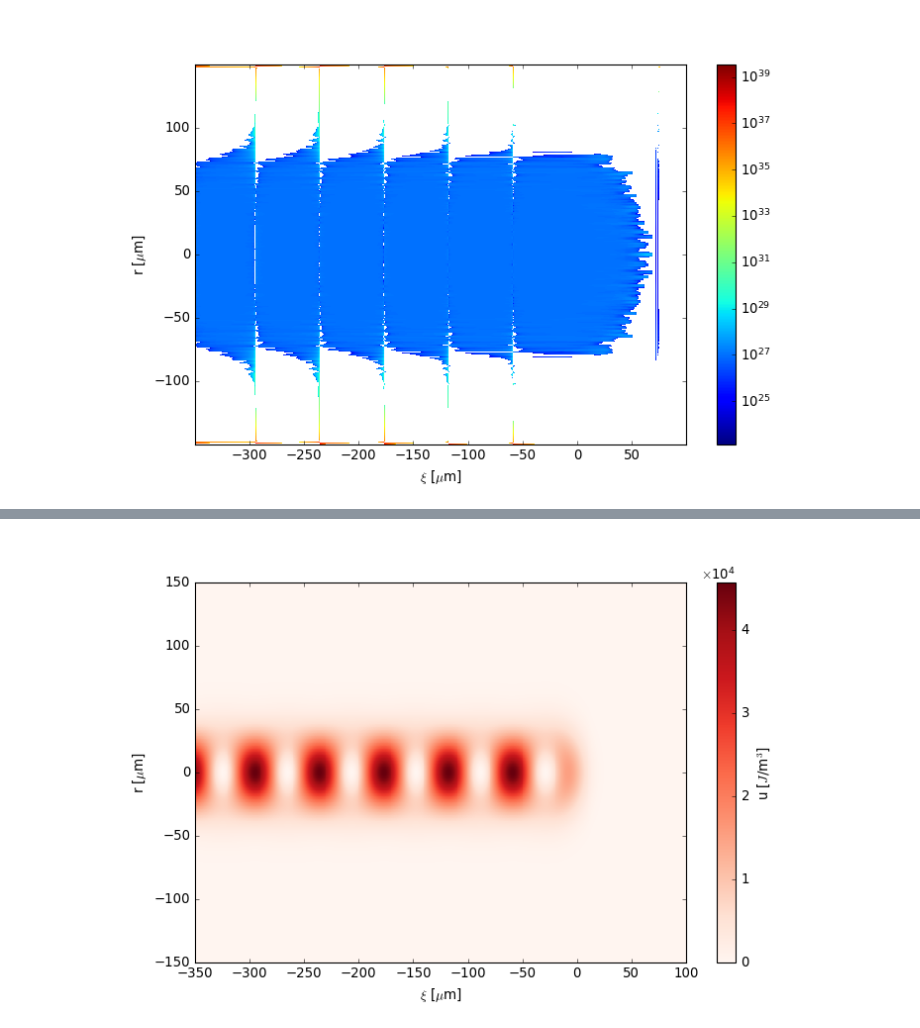
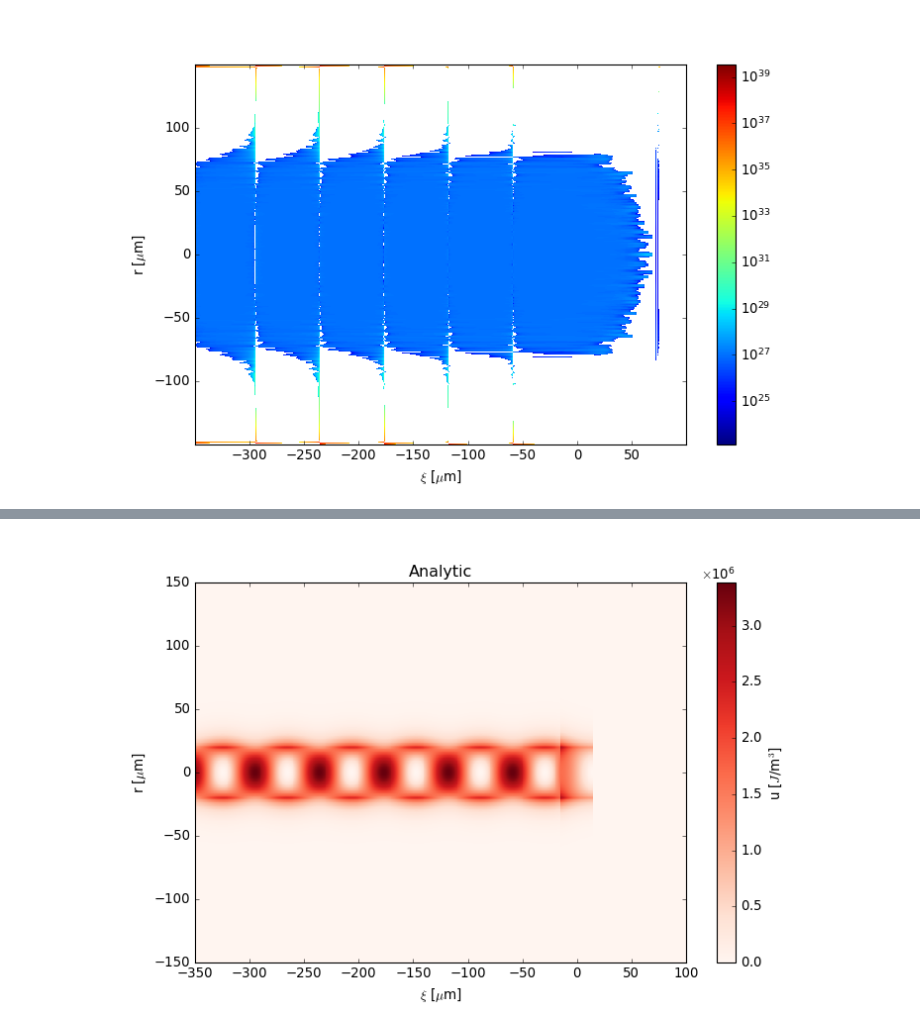
Before and after one commit to MaxVarverakis/PositronPWFA, a Jupyter notebook: linearWF_analysis.ipynb, the cells around one changed output, grey strips where cells are left out. Saved outputs shown, nothing was run; the diff lists cells and outputs as text; code cells hidden in the pictures.

```diff
--- a/linearWF_analysis.ipynb
+++ b/linearWF_analysis.ipynb
@@ -36,7 +36,7 @@ plt.style.use('classic')
 from scipy.integrate import quad
 import scipy.special as special
 
-g = True
+g = False
 
 if g:
     d = 'Gaussian'
@@ -54,6 +54,12 @@ By, _ = ts.get_field('By', iteration = 0)
 # %%
 def ppc(x, y, z):
     return (53 * x) * (69 * y) * (34 * z)
+
+def NbStep():
+    w, Id = ts.get_particle(species = 'beam', iteration = 0, var_list = ['w', 'id'])
+    # the last id is the number of particles (unweighted)
+    # the id's start at 1
+    return w[0] * Id[-1]
 
 def GeV2P(pG: float) -> float:
     """
@@ -173,7 +179,7 @@ def makefield(xi, r):
         for j in range(n):
             F[i, j] = r[i] * xi[j]
 
-    return F
+    return F # [F] = [r] * [xi]
 
 def n1(r: np.ndarray, dr: float, xi: np.ndarray, dz: float, Nb: float, n0: float, gauss = True) -> np.ndarray:
     """
@@ -279,17 +285,10 @@ def Er(r: np.ndarray, dr: float, xi: np.ndarray, dz: float, Nb: float, n0: float
 
 def Bphi(r: np.ndarray, dr: float, xi: np.ndarray, dz: float, Nb: float, n0: float, gauss = True) -> np.ndarray:
 
-    # Xi, R, E_r = Er(r, dr, xi, dz, Nb, n0, gauss = gauss)
-
-    # E_r *= E0(n0) # V/m
-
-    # step = np.heaviside(dz - abs(xi), 1.) # unitless
-
-    # return step * Xi, R, step * E_r / constants.c # T
-
     kp = skinDepth(n0) ** -1 # m^-1
 
-    C = constants.e / (4 * np.pi * constants.epsilon_0) # C * m/F = C * m * V / C = V m
+    C = Nb * constants.c * constants.e * constants.mu_0 / (4 * np.pi) # m/s * C * kg m /(s^2 A^2) = m/s * A s * kg m /(s^2 A^2) = kg m^2 /(s^2 A) = T m^2
+
     # E_0 = E0(n0) # V/m
     # If want to normalize to E0, need to normalize by E0/c since (V/m) / (m/s) = Vs/m^2 = T
 
@@ -363,8 +362,8 @@ r, xi = np.linspace(rmin, rmax, num - 1), np.linspace(ximin, ximax, num)
 r[r==0] = 1e-12
 
 # BEAM PARAMETERS
-u = 'SI'
-Nb = 4e7 # 124338 # 4e8
+# u = 'SI'
+Nb = NbStep() # 4e7 # 124338 # 4e8
 n0 = 8e16   # cm^-3
 dr = 20e-6  # m
 dz = 15e-6  # m
@@ -730,24 +736,25 @@ plt.show()
 # %%
 u = EDensity(r, dr, xi, dz, Nb, n0, gauss = g)
 
 plt.close()
 plt.figure(14, figsize = (10, 6), facecolor = 'w')
 img = plt.pcolormesh(1e6 * xi, 1e6 * r, u, cmap = 'Reds')
 # img = plt.pcolormesh(1e6 * xi, 1e6 * r, u, cmap = 'Reds', norm = matplotlib.colors.LogNorm())
 
 plt.xlim(1e6 * ximin, 1e6 * ximax)
 plt.ylim(1e6 * rmin, 1e6 * rmax)
 plt.xlabel(r'$\xi$ [$\mu$m]')
 plt.ylabel(r'r [$\mu$m]')
 
 cb = plt.colorbar(img)
 cb.formatter.set_powerlimits((0, 0))
 cb.formatter.set_useMathText(True)
 cb.set_label(r'u [$J$/m$^{3}$]')
 
+plt.title('Analytic')
 plt.show()
 # %% [output]
-[figure, old version]
+[figure, new version]
 # %%
 Xi, R, BPhi = Bphi(r, dr, xi, dz, Nb, n0, gauss = g)
 
```
Also changed, not shown: parts of 6 cells of this notebook.
